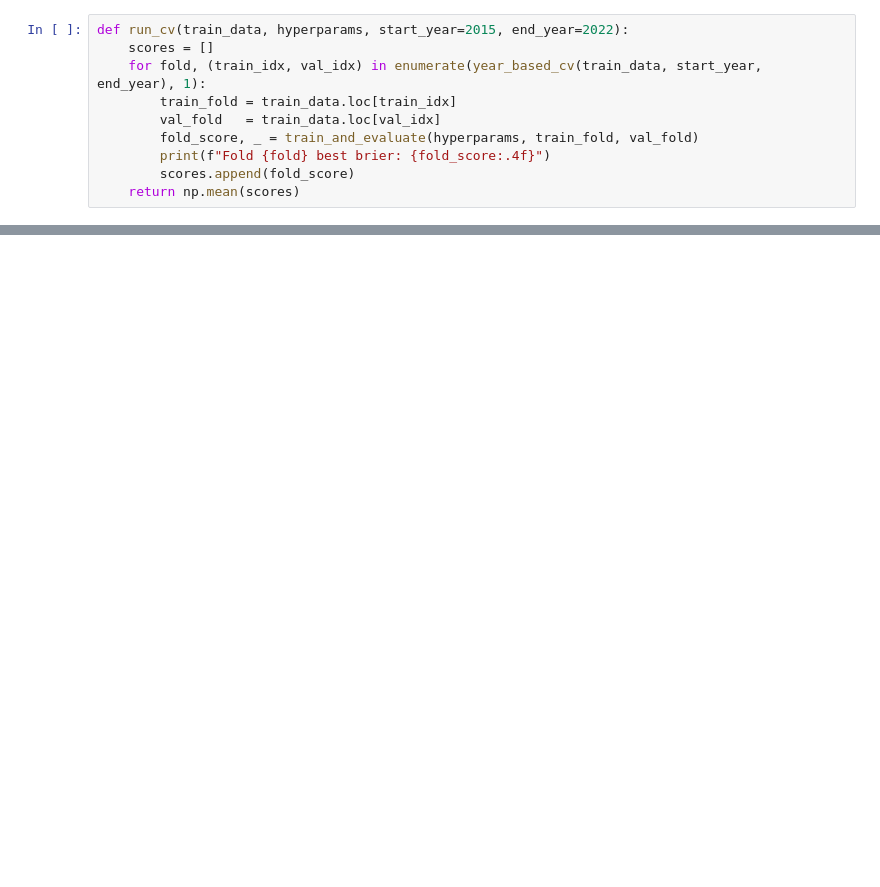
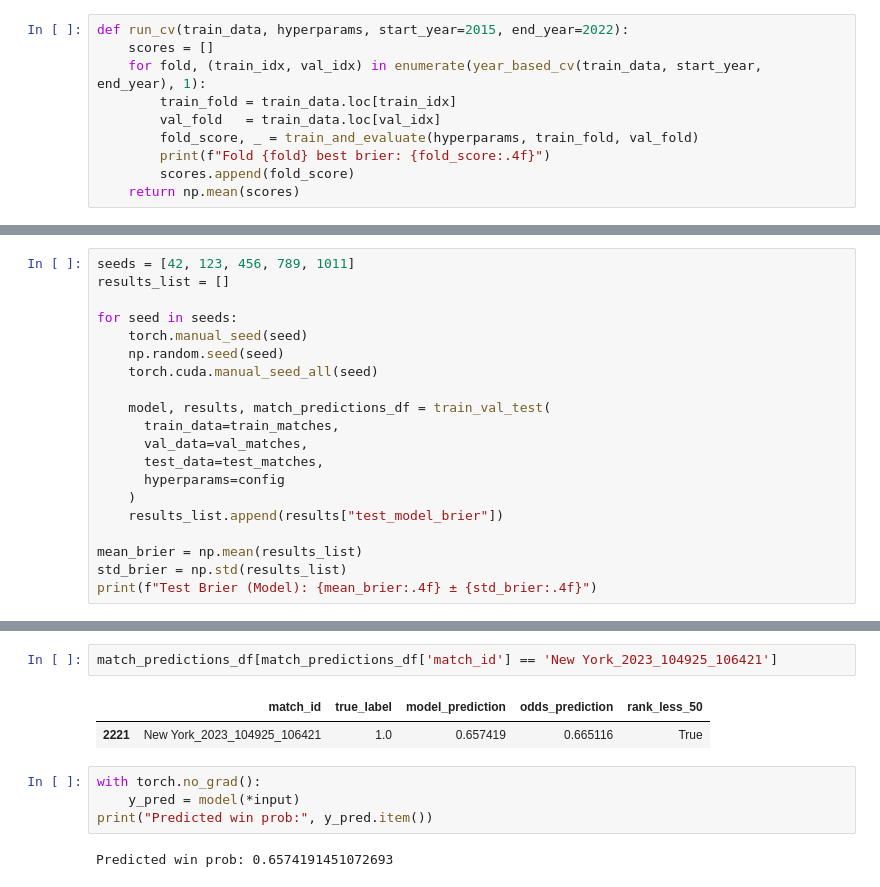
Before and after one commit to PawelSwiderski1/TennisPrediction, a Jupyter notebook: models/neural_net.ipynb, the cells around one changed output, grey strips where cells are left out. Drawn from its saved outputs; the diff is of its cells as text; blank space fills up the shorter version.

```diff
--- a/models/neural_net.ipynb
+++ b/models/neural_net.ipynb
@@ -612,0 +604,20 @@ Fold 4 best brier: 0.2127
+# %%
+seeds = [42, 123, 456, 789, 1011]
+results_list = []
+
+for seed in seeds:
+    torch.manual_seed(seed)
+    np.random.seed(seed)
+    torch.cuda.manual_seed_all(seed)
+
+    model, results, match_predictions_df = train_val_test(
+      train_data=train_matches,
+      val_data=val_matches,
+      test_data=test_matches,
+      hyperparams=config
+    )
+    results_list.append(results["test_model_brier"])
+
+mean_brier = np.mean(results_list)
+std_brier = np.std(results_list)
+print(f"Test Brier (Model): {mean_brier:.4f} ± {std_brier:.4f}")
@@ -612,0 +993,11 @@ Fold 4 best brier: 0.2127
+# %%
+match_predictions_df[match_predictions_df['match_id'] == 'New York_2023_104925_106421']
+# %% [output]
+|  | match_id | true_label | model_prediction | odds_prediction | rank_less_50 |
+| 2221 | New York_2023_104925_106421 | 1.0 | 0.657419 | 0.665116 | True |
+# %%
+with torch.no_grad():
+    y_pred = model(*input)
+print("Predicted win prob:", y_pred.item())
+# %% [output]
+Predicted win prob: 0.6574191451072693
```
Also changed, not shown: parts of 31 cells of this notebook, 15 other files.
